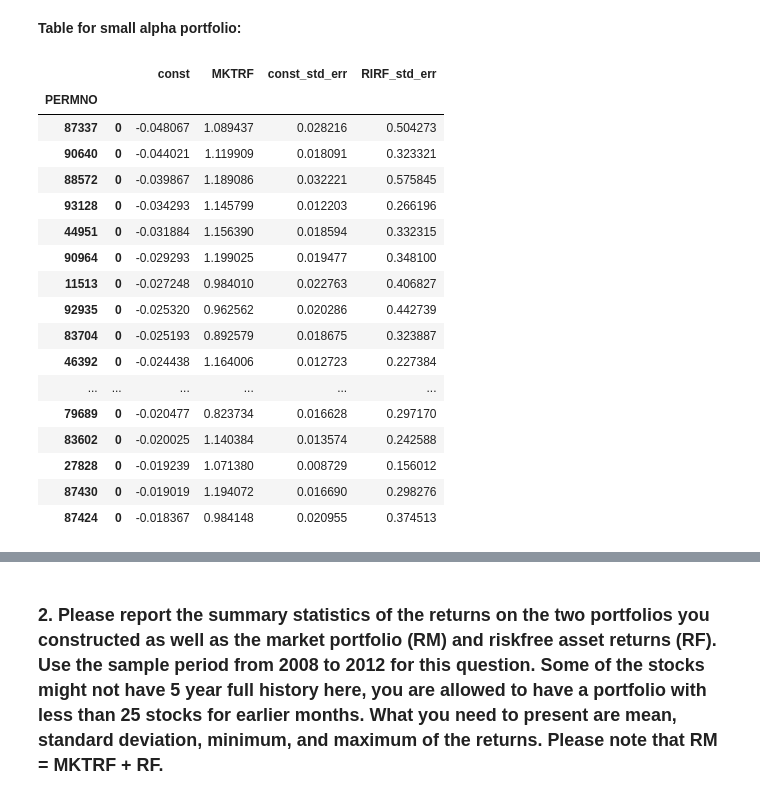
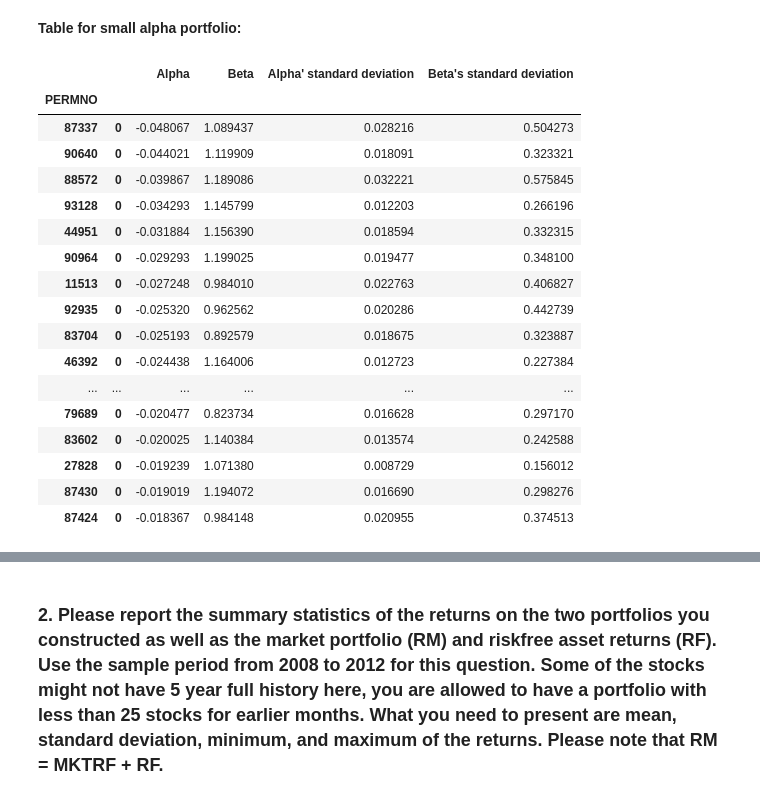
Before and after one commit to Andy-Liu66/2018NCCU-Econometrics, a Jupyter notebook: Homework 1/Homework 1.ipynb, the cells around one changed output, grey strips where cells are left out. Cells and saved outputs as stored; diff of their text form; code cells hidden in the pictures.

```diff
--- a/Homework 1/Homework 1.ipynb
+++ b/Homework 1/Homework 1.ipynb
@@ -92,11 +93,8 @@ From the information above, we can find that DATE column in both datasets is alr
 # %% [markdown]
 ### First, deal with Stock
 # %%
-# select data after 2008/1/1
-Stock = Stock[Stock.DATE > "2008-01-01"]
-
 # create temporary Stock dataset betweeen 2008/01/01 and 2012/12/31
-temp_Stock = Stock[Stock.DATE <= "2012/12/31"]
+temp_Stock = Stock[(Stock.DATE > "2008/01/01") & (Stock.DATE <= "2012/12/31")]
 
 # create function to count observations for each company
 def calculate_num(input_data, num):
@@ -129,16 +127,16 @@ Number of qualified companies: 3238
 # transform target_PERMNO to set
 target_PERMNO = set(list(map(lambda x:str(int(x)), target_PERMNO)))
 
-# transform temp_Stock's PERMNO column to string
-# in case of warnings, set a copy of temp_Stock
-temp_Stock = temp_Stock.copy()
-temp_Stock.PERMNO = temp_Stock.PERMNO.apply(lambda x: str(int(x)))
+# transform Stock's PERMNO column to string
+# in case of warnings, set a copy of Stock
+Stock = Stock.copy()
+Stock.PERMNO = Stock.PERMNO.apply(lambda x: str(int(x)))
 
-# create index to find whether temp_Stock's PERMNO is in target_PERMNO
-selected_index = temp_Stock.PERMNO.apply(lambda x: x in target_PERMNO)
+# create index to find whether Stock's PERMNO is in target_PERMNO
+selected_index = Stock.PERMNO.apply(lambda x: x in target_PERMNO)
 
 # select companies which meet the requirement
-temp_Stock = temp_Stock[selected_index]
+Stock = Stock[selected_index]
 # %% [markdown]
 ### Second, merge Stock with RM
 # %%
@@ -153,12 +151,12 @@ From the information above, we can find that RM's DATE format also contain hour,
 # %%
 # unify their DATE format by only selecting year, month, and day
 # in case of warnings, set a copy of temp_Stock
-temp_Stock = temp_Stock.copy()
-temp_Stock["DATE"] = temp_Stock["DATE"].apply(lambda x:x.date())
+Stock = Stock.copy()
+Stock["DATE"] = Stock["DATE"].apply(lambda x:x.date())
 RM["DATE"] = RM["DATE"].apply(lambda x:x.date())
 
 # merge Stock with RM
-Sample = temp_Stock.merge(RM, how="inner", on="DATE")
+Sample = Stock.merge(RM, how="inner", on="DATE")
 
 # create new column "RIRF" for excess return on market
 Sample["RIRF"] = Sample["RET"] - Sample["RF"]
@@ -165,4 +167,7 @@ Sample["RIRF"] = Sample["RET"] - Sample["RF"]
 # %%
+# calculate time taken
+%%time
+
 # define function to run regression
 def run_regression(x, y):
     X = add_constant(x)
@@ -178,8 +183,13 @@ def run_regression(x, y):
     std_err.columns = ["const_std_err", "RIRF_std_err"]
     return params.join(t_value).join(p_value).join(std_err)
 
+# select the time frame which we are going to run regression
+date_start = datetime.strptime("2008/01/01", "%Y/%m/%d").date()
+date_end = datetime.strptime("2012/12/31", "%Y/%m/%d").date()
+temp_Sample = Sample[(Sample.DATE > date_start) & (Sample.DATE <= date_end)]
+
 # group Sample by "PERMNO" column, and apply "run_regression" function to each group
-reg_result = Sample.groupby("PERMNO").apply(lambda x: run_regression(x.MKTRF, x.RIRF))
+reg_result = temp_Sample.groupby("PERMNO").apply(lambda x: run_regression(x.MKTRF, x.RIRF))
 
 # show first few rows of regression result
 reg_result.head()
@@ -217,25 +221,27 @@ Number of stocks after second filtration:  744
 ### 1. Make a table to show the $\alpha$ and $\beta$ of the stocks you pick for these two portfolios with data from the 2008-2012 estimation period. Please include the standard deviations of your parameters as well.
 # %% [markdown]
 **Table for small alpha portfolio:**
-# %%
-small_alpha[["const", "MKTRF", "const_std_err", "RIRF_std_err"]]
-# %% [output]
-|  |  | const | MKTRF | const_std_err | RIRF_std_err |
-| PERMNO |  |  |  |  |  |
-| 87337 | 0 | -0.048067 | 1.089437 | 0.028216 | 0.504273 |
-| 90640 | 0 | -0.044021 | 1.119909 | 0.018091 | 0.323321 |
-| 88572 | 0 | -0.039867 | 1.189086 | 0.032221 | 0.575845 |
-| 93128 | 0 | -0.034293 | 1.145799 | 0.012203 | 0.266196 |
-| 44951 | 0 | -0.031884 | 1.156390 | 0.018594 | 0.332315 |
-| 90964 | 0 | -0.029293 | 1.199025 | 0.019477 | 0.348100 |
-| 11513 | 0 | -0.027248 | 0.984010 | 0.022763 | 0.406827 |
-| 92935 | 0 | -0.025320 | 0.962562 | 0.020286 | 0.442739 |
-| 83704 | 0 | -0.025193 | 0.892579 | 0.018675 | 0.323887 |
-| 46392 | 0 | -0.024438 | 1.164006 | 0.012723 | 0.227384 |
-| ... | ... | ... | ... | ... | ... |
-| 79689 | 0 | -0.020477 | 0.823734 | 0.016628 | 0.297170 |
-| 83602 | 0 | -0.020025 | 1.140384 | 0.013574 | 0.242588 |
-| 27828 | 0 | -0.019239 | 1.071380 | 0.008729 | 0.156012 |
-| 87430 | 0 | -0.019019 | 1.194072 | 0.016690 | 0.298276 |
-| 87424 | 0 | -0.018367 | 0.984148 | 0.020955 | 0.374513 |
+# %%
+result = small_alpha[["const", "MKTRF", "const_std_err", "RIRF_std_err"]]
+result.columns = ["Alpha", "Beta", "Alpha' standard deviation", "Beta's standard deviation"]
+result
+# %% [output]
+|  |  | Alpha | Beta | Alpha' standard deviation | Beta's standard deviation |
+| PERMNO |  |  |  |  |  |
+| 87337 | 0 | -0.048067 | 1.089437 | 0.028216 | 0.504273 |
+| 90640 | 0 | -0.044021 | 1.119909 | 0.018091 | 0.323321 |
+| 88572 | 0 | -0.039867 | 1.189086 | 0.032221 | 0.575845 |
+| 93128 | 0 | -0.034293 | 1.145799 | 0.012203 | 0.266196 |
+| 44951 | 0 | -0.031884 | 1.156390 | 0.018594 | 0.332315 |
+| 90964 | 0 | -0.029293 | 1.199025 | 0.019477 | 0.348100 |
+| 11513 | 0 | -0.027248 | 0.984010 | 0.022763 | 0.406827 |
+| 92935 | 0 | -0.025320 | 0.962562 | 0.020286 | 0.442739 |
+| 83704 | 0 | -0.025193 | 0.892579 | 0.018675 | 0.323887 |
+| 46392 | 0 | -0.024438 | 1.164006 | 0.012723 | 0.227384 |
+| ... | ... | ... | ... | ... | ... |
+| 79689 | 0 | -0.020477 | 0.823734 | 0.016628 | 0.297170 |
+| 83602 | 0 | -0.020025 | 1.140384 | 0.013574 | 0.242588 |
+| 27828 | 0 | -0.019239 | 1.071380 | 0.008729 | 0.156012 |
+| 87430 | 0 | -0.019019 | 1.194072 | 0.016690 | 0.298276 |
+| 87424 | 0 | -0.018367 | 0.984148 | 0.020955 | 0.374513 |
 # %% [markdown]
```
Also changed, not shown: parts of 21 cells of this notebook.
